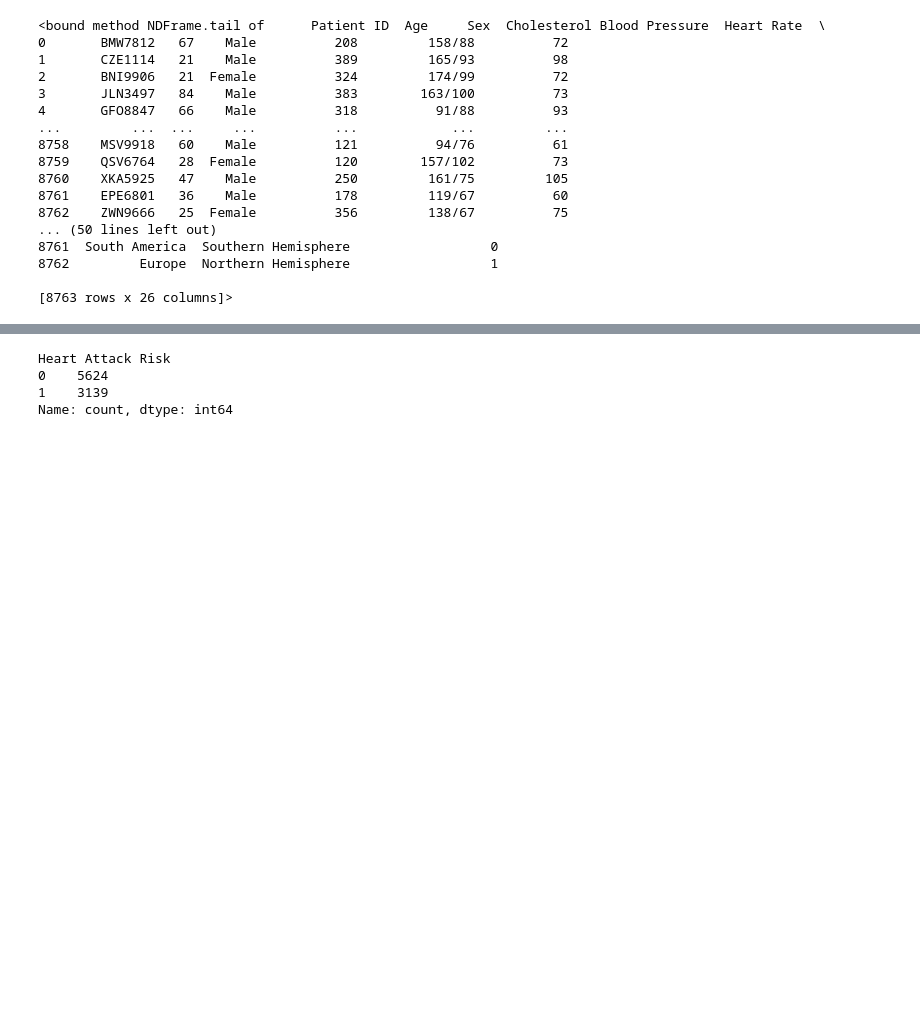
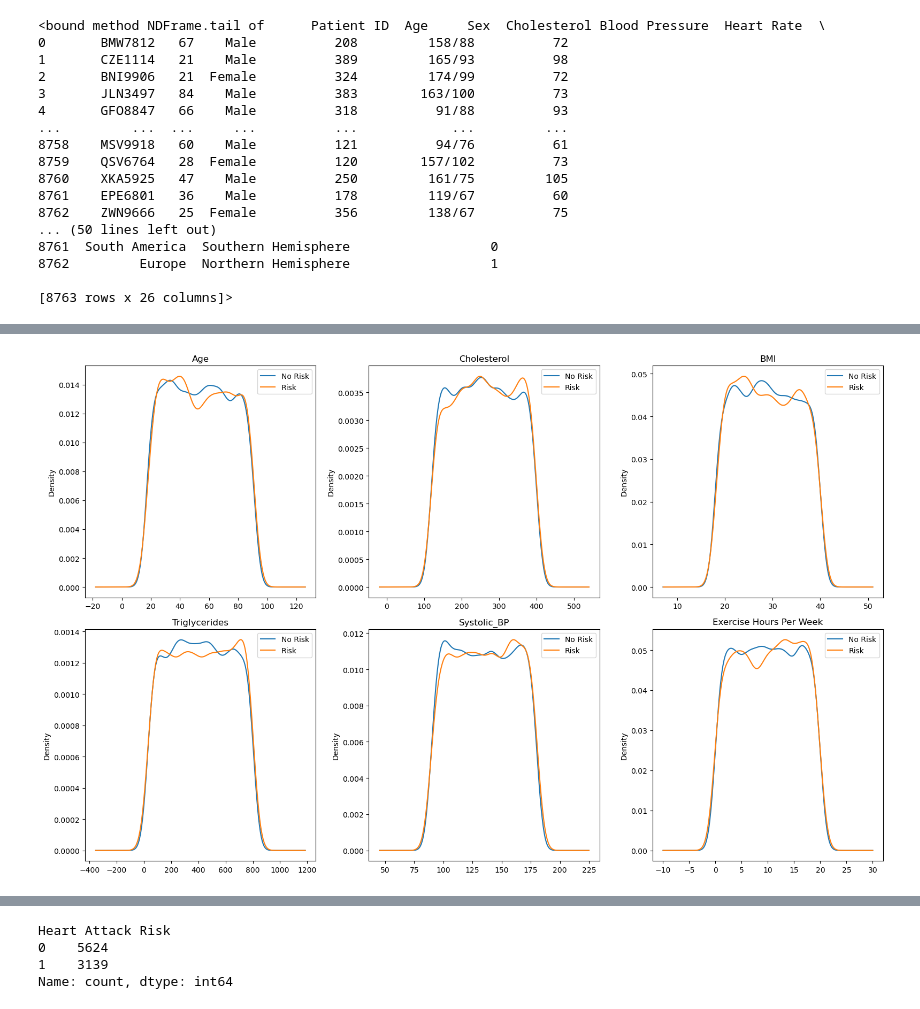
Before and after one commit to fknemi/ml-notebooks, a Jupyter notebook: notebooks/Heart-Attack-Risk-Prediction.ipynb, the cells around one changed output, grey strips where cells are left out. Cells and saved outputs as stored; diff of their text form; code cells hidden in the pictures; blank space fills up the shorter version.

```diff
--- a/notebooks/Heart-Attack-Risk-Prediction.ipynb
+++ b/notebooks/Heart-Attack-Risk-Prediction.ipynb
@@ -91,0 +106,21 @@ df.tail
+# %%
+df = df.dropna()
+df[["Systolic_BP", "Diastolic_BP"]] = df["Blood Pressure"].str.split("/", expand=True).astype(int)
+df = df.drop("Blood Pressure", axis=1)
+df["Sex"] = df["Sex"].map({"Male": 0, "Female": 1})
+df["Diet"] = df["Diet"].map({"Healthy": 0, "Average": 1, "Unhealthy": 2})
+X = df.drop(["Patient ID", "Heart Attack Risk", "Country", "Continent", "Hemisphere"], axis=1)
+y = df["Heart Attack Risk"]
+# %%
+fig, axes = plt.subplots(2, 3, figsize=(16, 10))
+features = ['Age', 'Cholesterol', 'BMI', 'Triglycerides', 'Systolic_BP', 'Exercise Hours Per Week']
+
+for ax, feat in zip(axes.flatten(), features):
+    df.groupby('Heart Attack Risk')[feat].plot(kind='kde', ax=ax, legend=True)
+    ax.set_title(feat)
+    ax.legend(['No Risk', 'Risk'])
+
+plt.tight_layout()
+plt.show()
+# %% [output]
+[figure, added]
```
Also changed, not shown: parts of 16 cells of this notebook, 2 other files.
